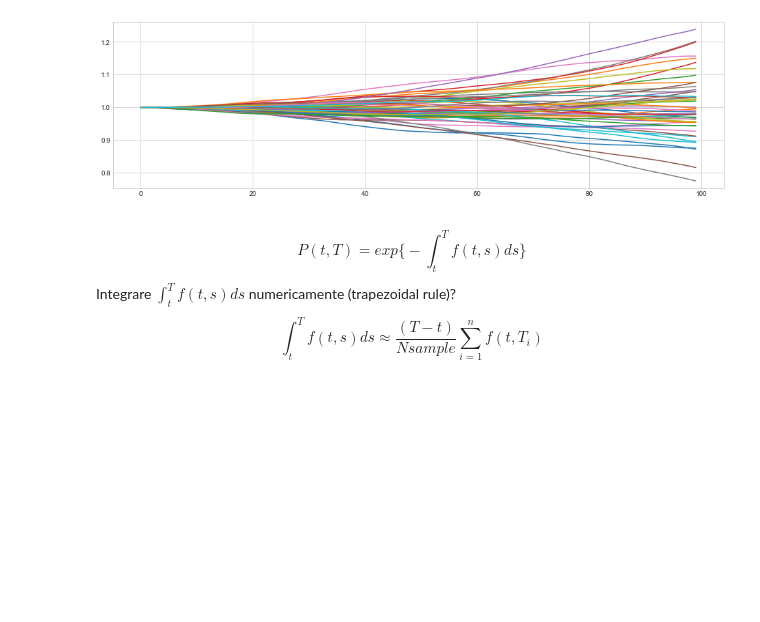
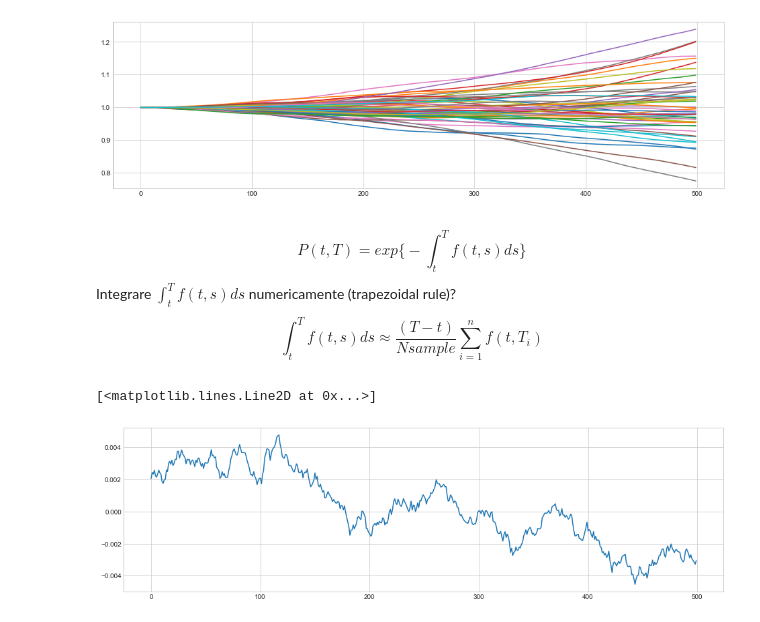
Before and after one commit to andrea220/BTP_volatility, a Jupyter notebook: BTP_vol_study.ipynb, the cells around one changed output. Cells and saved outputs as stored; diff of their text form; code cells hidden in the pictures; blank space fills up the shorter version.

Commit message:
+ mc simulation

```diff
--- a/BTP_vol_study.ipynb
+++ b/BTP_vol_study.ipynb
@@ -252,7 +252,12 @@ def mc_path(f0, simulation_end, timesteps, simulation_tenors):
         t = time_grid[i]
         dt = t - time_grid[i-1]
         # per ogni time step costruisce una curva intera di tassi forward
-        f = fwd_alongMaturities(f0, simulation_tenors, simulation_vols, dt)
+        for T in range(len(simulation_tenors)):
+            # considerando 3 fattori di volatilità si dovranno anche considerare 3 BM non correlati
+            sigma = 0
+            for nVol, vol in enumerate(simulation_vols):
+                sigma += vol[T]*np.random.normal()
+            f[T] = f0[T] + simulation_drift[T] *dt + sigma*np.sqrt(dt)
         f0 = f
         f_hjm[:,i] = f
     return f_hjm[0,:], f_hjm
@@ -287,12 +292,13 @@ def get_discount_curve(simulation_end, timesteps, fwd_rates, t, T):
 def mc_simulation(Nsimul, seed, f0, simulation_end, timesteps,simulation_tenors):
     np.random.seed(seed)
     fwd_simul = np.zeros((timesteps, Nsimul))
-    zcb_curve = np.zeros((100, Nsimul))
+    zcb_curve = np.zeros((timesteps, Nsimul))
     for n in range(Nsimul):
         fwd_simul[:,n] = mc_path(f0, 5, timesteps, simulation_tenors)[0]
         zcb_curve[:,n] = np.array(
     [get_discount_curve(
-        simulation_end, timesteps, fwd_simul[:,n], t, taus) for taus in np.linspace(0,5, 100)])
+        simulation_end, timesteps, fwd_simul[:,n], 0, taus)
+     for taus in np.linspace(0,simulation_end, timesteps)])
     return fwd_simul, zcb_curve
 # %%
 seed = 123
@@ -313,6 +319,11 @@ Integrare $\int_t^T f(t,s) ds $ numericamente (trapezoidal rule)?
 $$
 \int_{t}^{T} f(t, s)ds \approx \frac{(T - t)}{Nsample}\sum_{i=1}^n f(t, T_i)
 $$
+# %%
+plt.plot(fwd_simul.mean(axis = 1))
+# %% [output]
+[<matplotlib.lines.Line2D at 0x...>]
+[figure, added]
 # %%
 ## zcb price test
 #integra il forward istantaneo a t0 lungo tutto il time_grid
```
Also changed, not shown: parts of 3 cells of this notebook.
